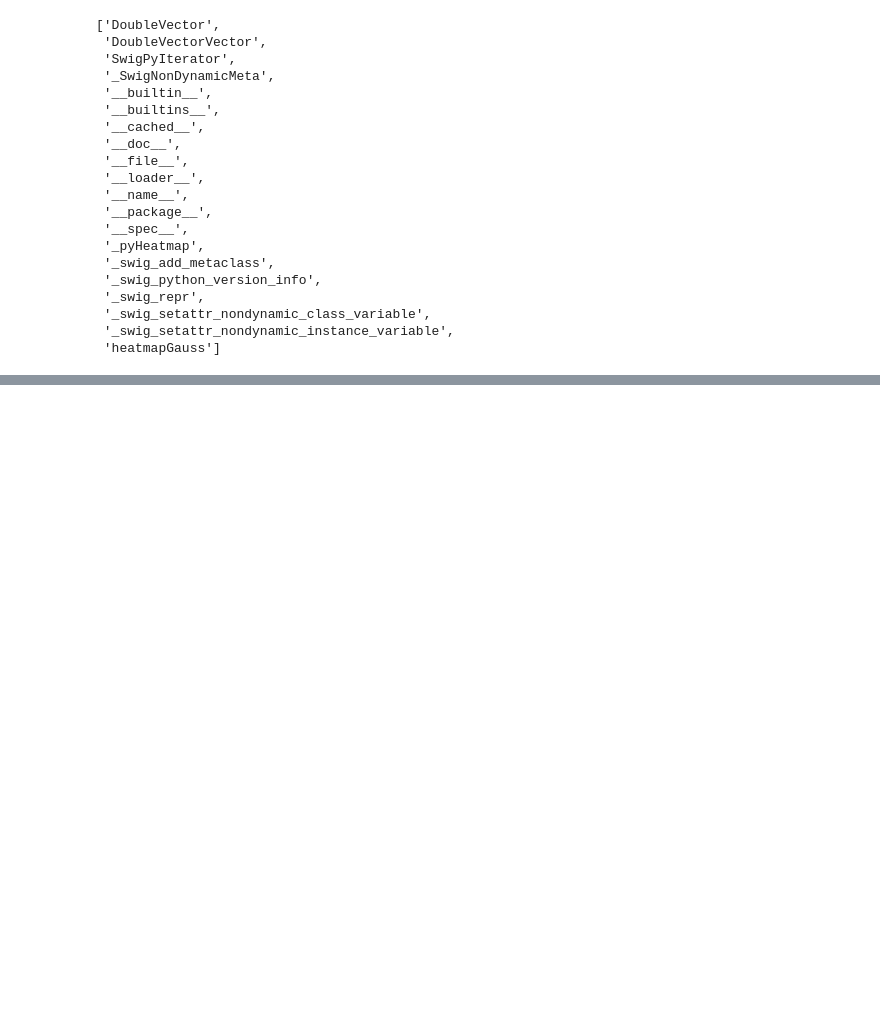
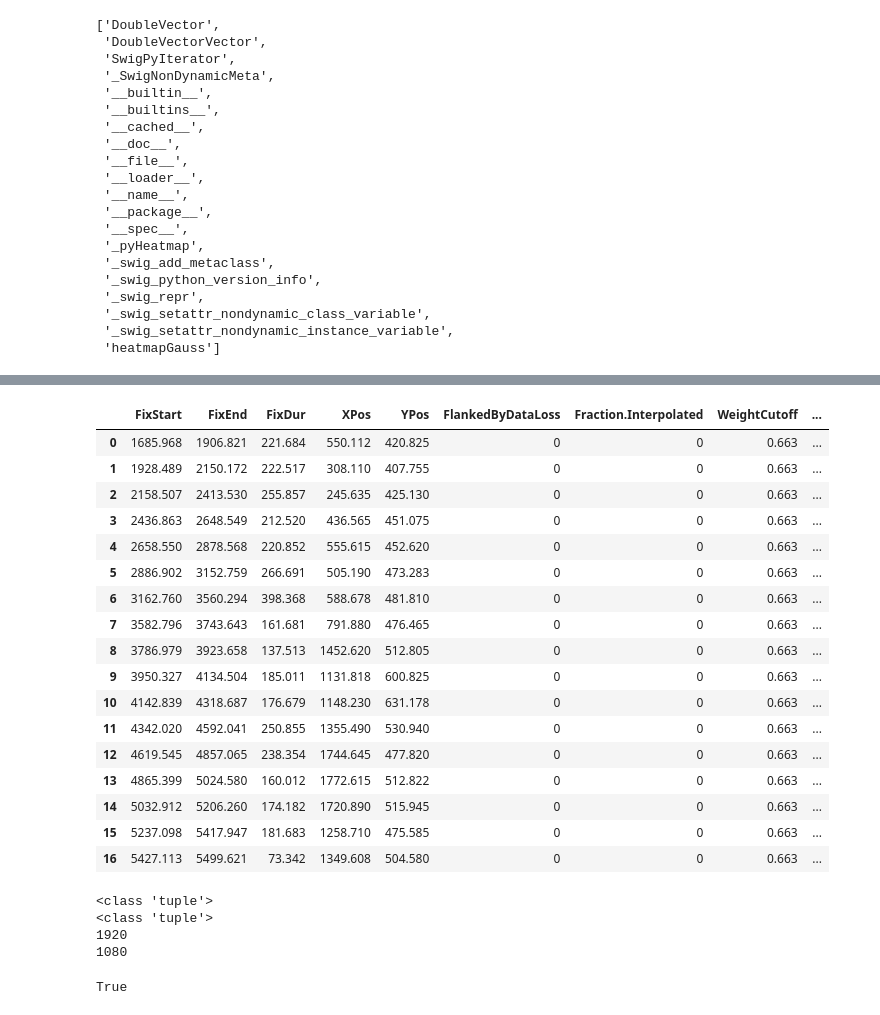
Before and after one commit to qwasium/ganca, a Jupyter notebook: python_test/test_heatmap.ipynb, the cells around one changed output, grey strips where cells are left out. Cells and saved outputs as stored; diff of their text form; code cells hidden in the pictures; blank space fills up the shorter version.

```diff
--- a/python_test/test_heatmap.ipynb
+++ b/python_test/test_heatmap.ipynb
@@ -47,0 +189,21 @@ print(len(heat_map[0]))
+# %%
+midori_df
+# %% [output]
+|  | FixStart | FixEnd | FixDur | XPos | YPos | FlankedByDataLoss | Fraction.Interpolated | WeightCutoff | ... |
+| 0 | 1685.968 | 1906.821 | 221.684 | 550.112 | 420.825 | 0 | 0 | 0.663 | ... |
+| 1 | 1928.489 | 2150.172 | 222.517 | 308.110 | 407.755 | 0 | 0 | 0.663 | ... |
+| 2 | 2158.507 | 2413.530 | 255.857 | 245.635 | 425.130 | 0 | 0 | 0.663 | ... |
+| 3 | 2436.863 | 2648.549 | 212.520 | 436.565 | 451.075 | 0 | 0 | 0.663 | ... |
+| 4 | 2658.550 | 2878.568 | 220.852 | 555.615 | 452.620 | 0 | 0 | 0.663 | ... |
+| 5 | 2886.902 | 3152.759 | 266.691 | 505.190 | 473.283 | 0 | 0 | 0.663 | ... |
+| 6 | 3162.760 | 3560.294 | 398.368 | 588.678 | 481.810 | 0 | 0 | 0.663 | ... |
+| 7 | 3582.796 | 3743.643 | 161.681 | 791.880 | 476.465 | 0 | 0 | 0.663 | ... |
+| 8 | 3786.979 | 3923.658 | 137.513 | 1452.620 | 512.805 | 0 | 0 | 0.663 | ... |
+| 9 | 3950.327 | 4134.504 | 185.011 | 1131.818 | 600.825 | 0 | 0 | 0.663 | ... |
+| 10 | 4142.839 | 4318.687 | 176.679 | 1148.230 | 631.178 | 0 | 0 | 0.663 | ... |
+| 11 | 4342.020 | 4592.041 | 250.855 | 1355.490 | 530.940 | 0 | 0 | 0.663 | ... |
+| 12 | 4619.545 | 4857.065 | 238.354 | 1744.645 | 477.820 | 0 | 0 | 0.663 | ... |
+| 13 | 4865.399 | 5024.580 | 160.012 | 1772.615 | 512.822 | 0 | 0 | 0.663 | ... |
+| 14 | 5032.912 | 5206.260 | 174.182 | 1720.890 | 515.945 | 0 | 0 | 0.663 | ... |
+| 15 | 5237.098 | 5417.947 | 181.683 | 1258.710 | 475.585 | 0 | 0 | 0.663 | ... |
+| 16 | 5427.113 | 5499.621 | 73.342 | 1349.608 | 504.580 | 0 | 0 | 0.663 | ... |
@@ -47,0 +222,24 @@ print(len(heat_map[0]))
+# %%
+print(type(midori_heatmap))
+print(type(midori_heatmap[0]))
+print(len(midori_heatmap))
+print(len(midori_heatmap[0]))
+# %% [output]
+<class 'tuple'>
+<class 'tuple'>
+1920
+1080
+# %%
+pyTestFunc.test_matrix(
+	midori_heatmap,
+	pyTestFunc.heatmap_gauss(
+		midori_fix_x,
+		midori_fix_y,
+		midori_fix_dur,
+		1920,
+		1080,
+		sigma_factor=1
+	)
+)
+# %% [output]
+True
```
Also changed, not shown: parts of 23 cells of this notebook, 27 other files.
